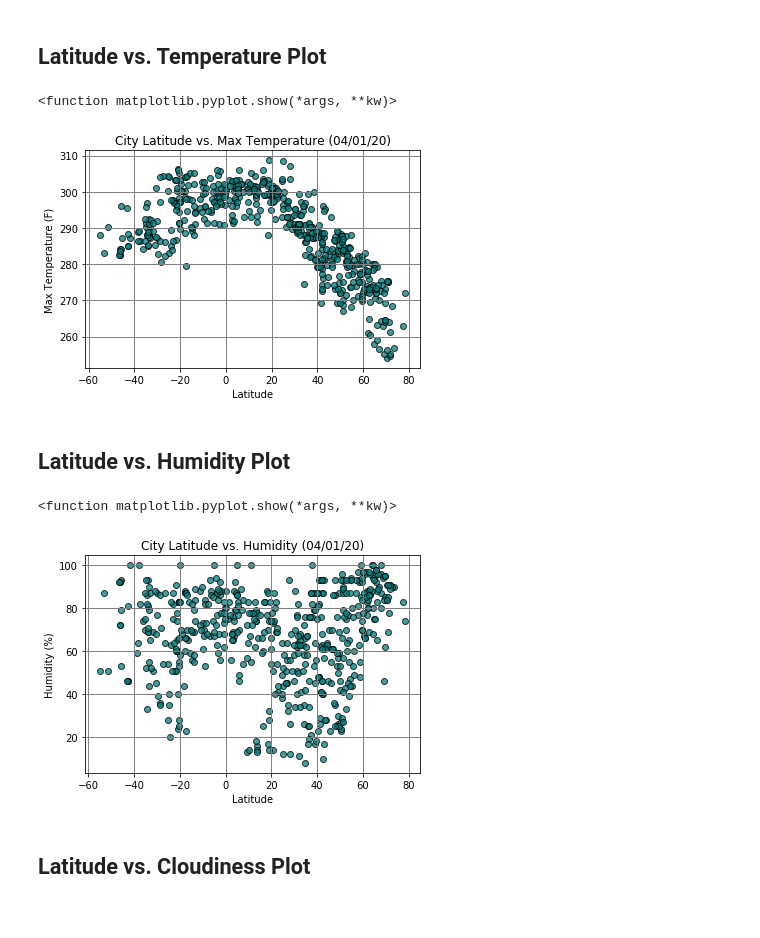
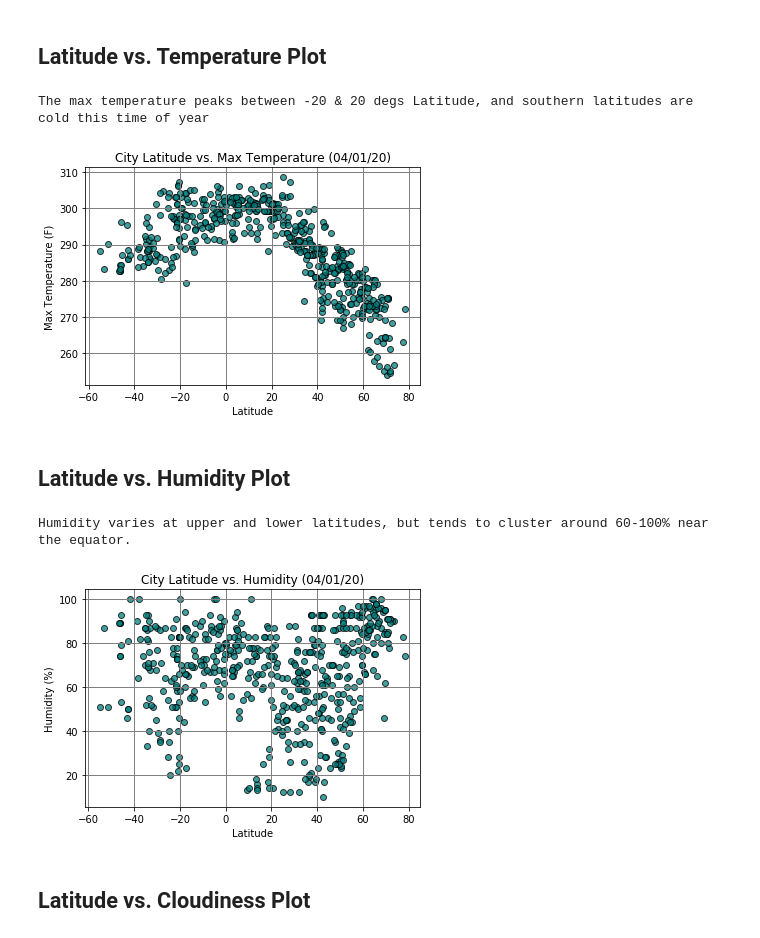
Before and after one commit to joshuadanielp/06_Python_APIs_HW, a Jupyter notebook: WeatherPy.ipynb, the cells around one changed output. Drawn from its saved outputs; the diff is of its cells as text; code cells hidden in the pictures.

```diff
--- a/WeatherPy.ipynb
+++ b/WeatherPy.ipynb
@@ -217,39 +216,48 @@ weather_data.to_csv('weather_data.csv', index=False)
 ## Latitude vs. Temperature Plot
 # %%
 # Define x- and y-axis
-x_axis = weather_data["Lat"]
-y_axis = weather_data["Max Temp"]
+lat_axis = weather_data["Lat"]
+temp_axis = weather_data["Max Temp"]
 
 # Create the scatter plot
-plt.scatter(x_axis, y_axis, marker="o", facecolors="teal", edgecolors="black", alpha=0.75)
+plt.scatter(lat_axis, temp_axis, marker="o", facecolors="teal", edgecolors="black", alpha=0.75)
 plt.xlabel("Latitude")
 plt.ylabel("Max Temperature (F)")
 plt.title("City Latitude vs. Max Temperature (04/01/20)")
 plt.grid(color='grey', linestyle='-', linewidth=1)
 plt.show
 
+# Save image as PNG
+plt.savefig("Fig1.png")
+
 # Brief analysis
-print("")
+print("The max temperature peaks between -20 & 20 degs Latitude, and southern latitudes are cold this time of year")
 # %% [output]
-<function matplotlib.pyplot.show(*args, **kw)>
+The max temperature peaks between -20 & 20 degs Latitude, and southern latitudes are cold this time of year
-[figure, old version]
+[figure, new version]
 # %% [markdown]
 ## Latitude vs. Humidity Plot
 # %%
 # Define x- and y-axis
-x_axis = weather_data["Lat"]
-y_axis = weather_data["Humidity"]
+lat_axis = weather_data["Lat"]
+humidity_axis = weather_data["Humidity"]
 
 # Create the scatter plot
-plt.scatter(x_axis, y_axis, marker="o", facecolors="teal", edgecolors="black", alpha=0.75)
+plt.scatter(lat_axis, humidity_axis, marker="o", facecolors="teal", edgecolors="black", alpha=0.75)
 plt.xlabel("Latitude")
 plt.ylabel("Humidity (%)")
 plt.title("City Latitude vs. Humidity (04/01/20)")
 plt.grid(color='grey', linestyle='-', linewidth=1)
 plt.show
+
+# Save image as PNG
+plt.savefig("Fig2.png")
+
+# Brief analysis
+print("Humidity varies at upper and lower latitudes, but tends to cluster around 60-100% near the equator.")
 # %% [output]
-<function matplotlib.pyplot.show(*args, **kw)>
+Humidity varies at upper and lower latitudes, but tends to cluster around 60-100% near the equator.
-[figure, old version]
+[figure, new version]
 # %% [markdown]
 ## Latitude vs. Cloudiness Plot
 # %%
```
Also changed, not shown: parts of 22 cells of this notebook.
